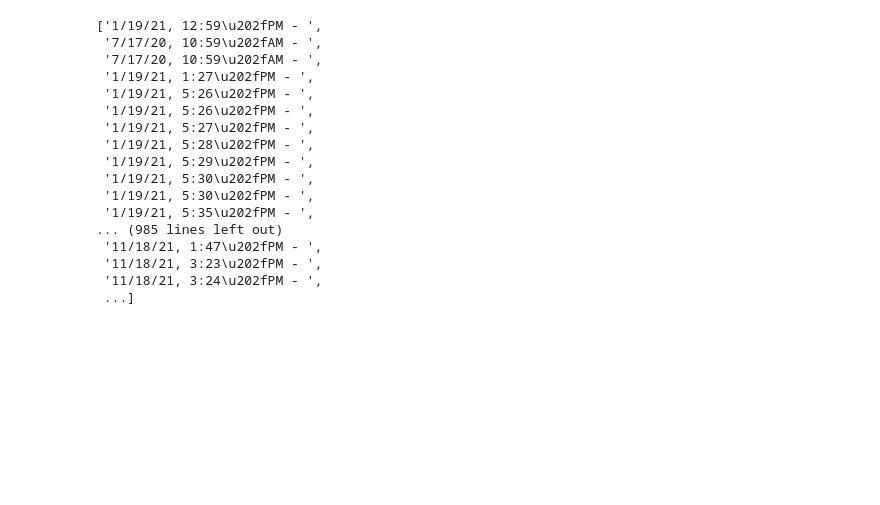
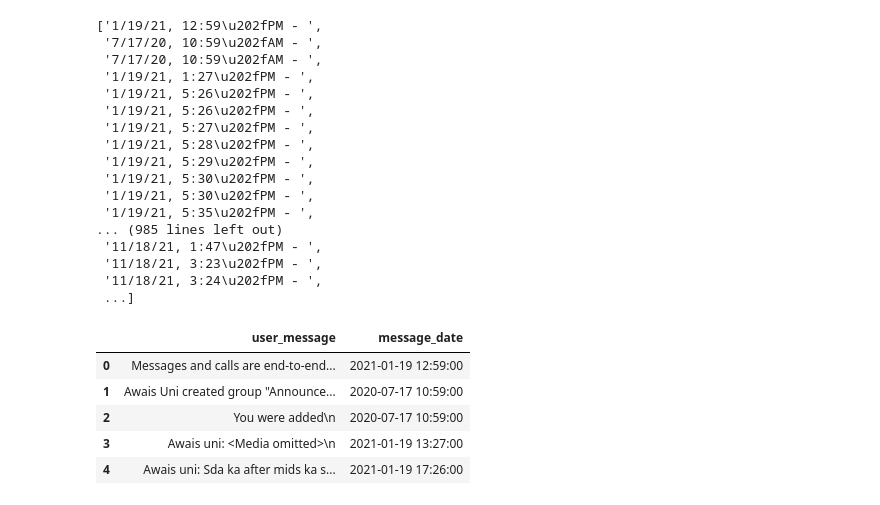
Before and after one commit to chwasiq0569/WhatsappChatAnalyser, a Jupyter notebook: whatsappchatanalyser.ipynb, the cells around one changed output. Saved outputs shown, nothing was run; the diff lists cells and outputs as text; code cells hidden in the pictures; blank space fills up the shorter version.

Commit message:
created dataframe through list

```diff
--- a/whatsappchatanalyser.ipynb
+++ b/whatsappchatanalyser.ipynb
@@ -98,3 +98,25 @@ dates
  '11/18/21, 3:23\u202fPM - ',
  '11/18/21, 3:24\u202fPM - ',
  ...]
+# %%
+new_list = []
+for element in dates:
+    new_list.append(element.rstrip("- "))
+
+dates = new_list
+# %%
+df = pd.DataFrame({'user_message': messages, "message_date": dates})
+
+df['message_date'] = pd.to_datetime(df['message_date'], format='%m/%d/%y, %I:%M %p')
+
+# df.rename(columns={'message_date': 'date'}, inplace=True)
+# df
+# %%
+df.head()
+# %% [output]
+|  | user_message | message_date |
+| 0 | Messages and calls are end-to-end... | 2021-01-19 12:59:00 |
+| 1 | Awais Uni created group "Announce... | 2020-07-17 10:59:00 |
+| 2 | You were added\n | 2020-07-17 10:59:00 |
+| 3 | Awais uni: <Media omitted>\n | 2021-01-19 13:27:00 |
+| 4 | Awais uni: Sda ka after mids ka s... | 2021-01-19 17:26:00 |
```
